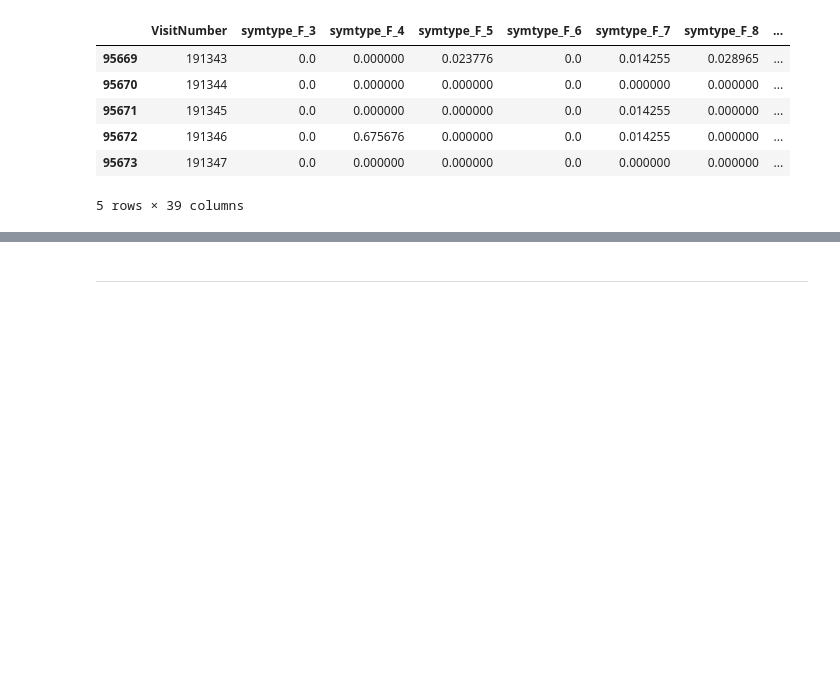
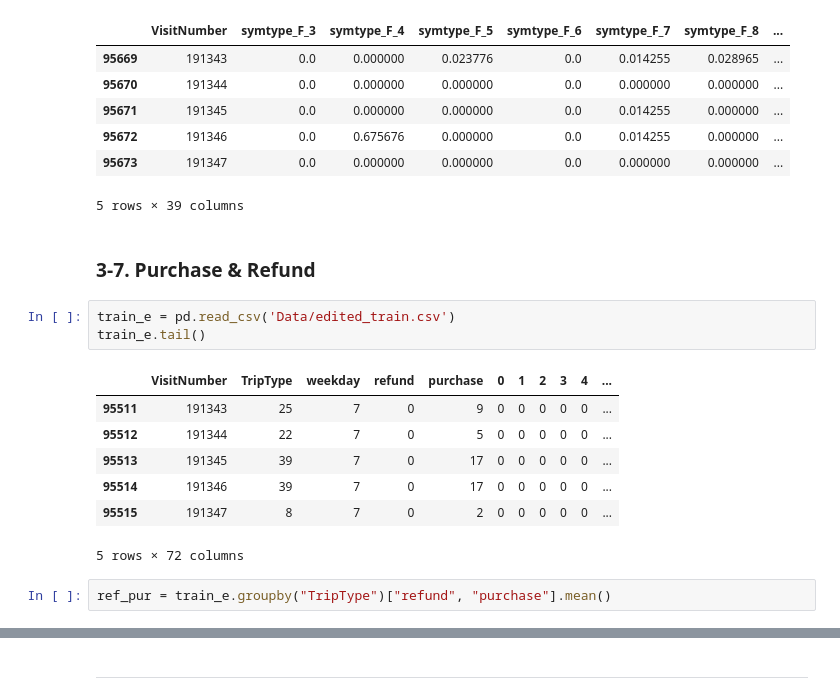
Before and after one commit to YounginLEE/DSS7_Team3, a Jupyter notebook: Main/Team3_it.ipynb, the cells around one changed output, grey strips where cells are left out. Drawn from its saved outputs; the diff is of its cells as text; blank space fills up the shorter version.

```diff
--- a/Main/Team3_it.ipynb
+++ b/Main/Team3_it.ipynb
@@ -459,3 +425,18 @@ fn_rate.tail()
 | 95672 | 191346 | 0.0 | 0.675676 | 0.000000 | 0.0 | 0.014255 | 0.000000 | ... |
 | 95673 | 191347 | 0.0 | 0.000000 | 0.000000 | 0.0 | 0.000000 | 0.000000 | ... |
 5 rows × 39 columns
+# %% [markdown]
+### 3-7. Purchase & Refund
+# %%
+train_e = pd.read_csv('Data/edited_train.csv')
+train_e.tail()
+# %% [output]
+|  | VisitNumber | TripType | weekday | refund | purchase | 0 | 1 | 2 | 3 | 4 | ... |
+| 95511 | 191343 | 25 | 7 | 0 | 9 | 0 | 0 | 0 | 0 | 0 | ... |
+| 95512 | 191344 | 22 | 7 | 0 | 5 | 0 | 0 | 0 | 0 | 0 | ... |
+| 95513 | 191345 | 39 | 7 | 0 | 17 | 0 | 0 | 0 | 0 | 0 | ... |
+| 95514 | 191346 | 39 | 7 | 0 | 17 | 0 | 0 | 0 | 0 | 0 | ... |
+| 95515 | 191347 | 8 | 7 | 0 | 2 | 0 | 0 | 0 | 0 | 0 | ... |
+5 rows × 72 columns
+# %%
+ref_pur = train_e.groupby("TripType")["refund", "purchase"].mean()
```
Also changed, not shown: parts of 20 cells of this notebook, 2 other files.
